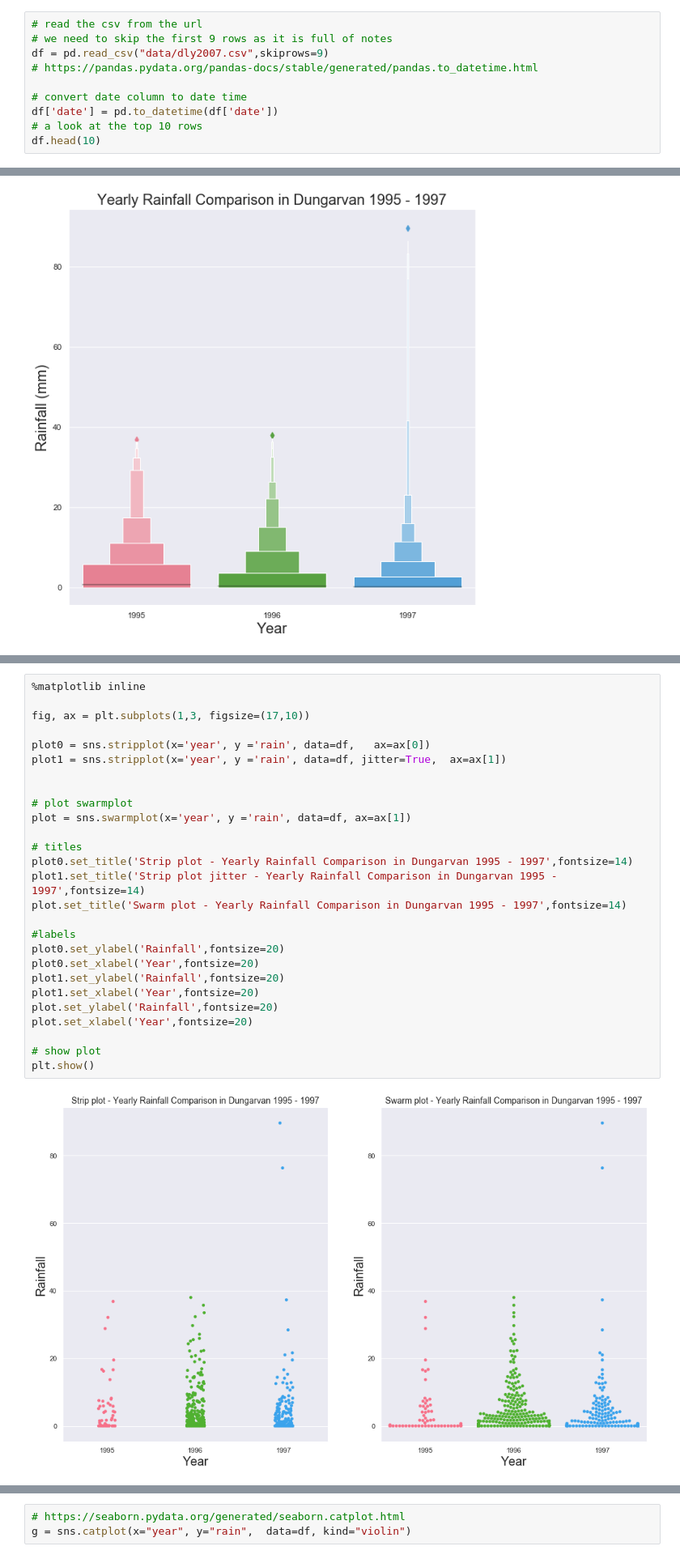
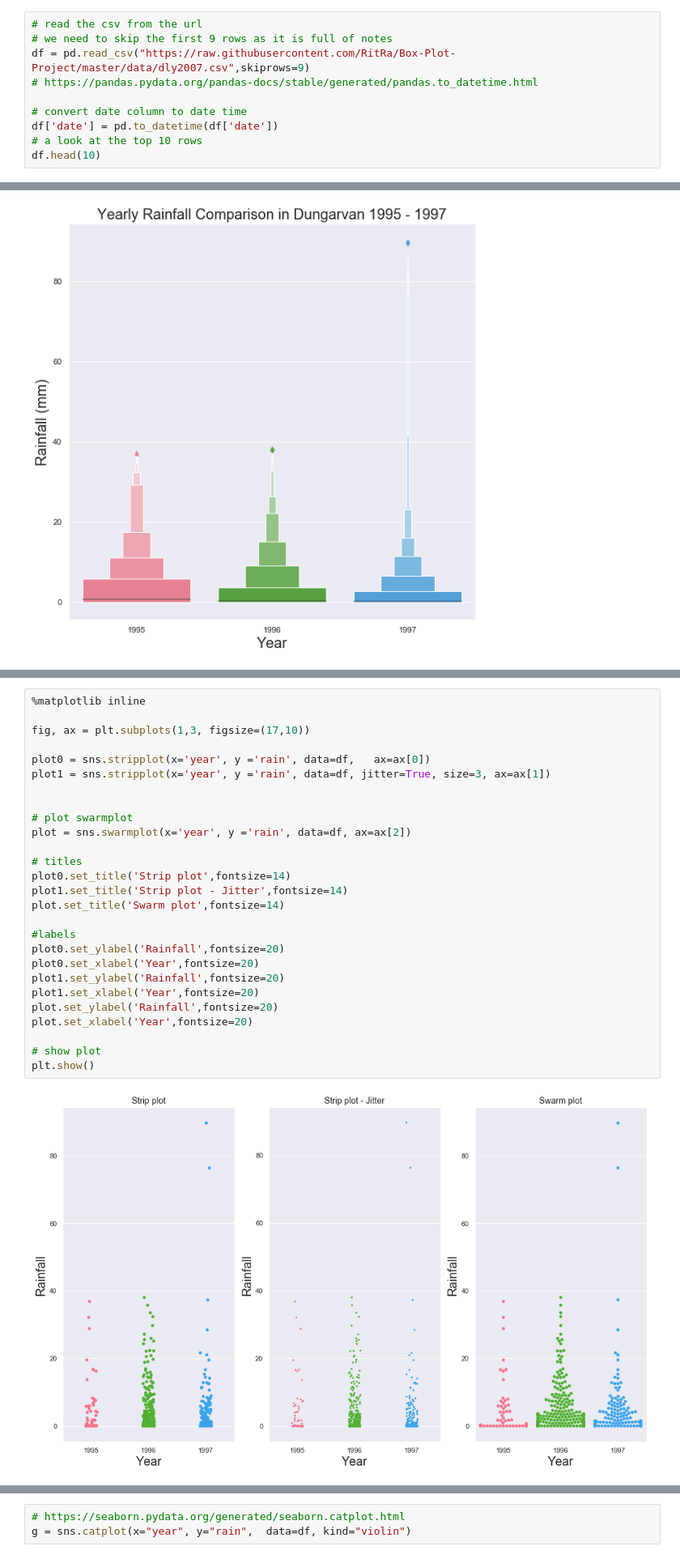
Before and after one commit to RitRa/Box-Plot-Project, a Jupyter notebook: Box Plot Project.ipynb, the cells around one changed output, grey strips where cells are left out. Shown at 81% size. Drawn from its saved outputs; the diff is of its cells as text.

```diff
--- a/Box Plot Project.ipynb
+++ b/Box Plot Project.ipynb
@@ -80,7 +80,7 @@ First step is to view the data
 # %%
 # read the csv from the url
 # we need to skip the first 9 rows as it is full of notes
-df = pd.read_csv("data/dly2007.csv",skiprows=9)
+df = pd.read_csv("https://raw.githubusercontent.com/RitRa/Box-Plot-Project/master/data/dly2007.csv",skiprows=9)
 # https://pandas.pydata.org/pandas-docs/stable/generated/pandas.to_datetime.html
 
 # convert date column to date time
@@ -412,32 +409,32 @@ Documentation: https://seaborn.pydata.org/generated/seaborn.swarmplot.html
 # %%
 %matplotlib inline
 
 fig, ax = plt.subplots(1,3, figsize=(17,10))
 
 plot0 = sns.stripplot(x='year', y ='rain', data=df,   ax=ax[0])
-plot1 = sns.stripplot(x='year', y ='rain', data=df, jitter=True,  ax=ax[1])
+plot1 = sns.stripplot(x='year', y ='rain', data=df, jitter=True, size=3, ax=ax[1])
 
 
 # plot swarmplot
-plot = sns.swarmplot(x='year', y ='rain', data=df, ax=ax[1])
+plot = sns.swarmplot(x='year', y ='rain', data=df, ax=ax[2])
 
 # titles
-plot0.set_title('Strip plot - Yearly Rainfall Comparison in Dungarvan 1995 - 1997',fontsize=14)
-plot1.set_title('Strip plot jitter - Yearly Rainfall Comparison in Dungarvan 1995 - 1997',fontsize=14)
-plot.set_title('Swarm plot - Yearly Rainfall Comparison in Dungarvan 1995 - 1997',fontsize=14)
+plot0.set_title('Strip plot',fontsize=14)
+plot1.set_title('Strip plot - Jitter',fontsize=14)
+plot.set_title('Swarm plot',fontsize=14)
 
 #labels
 plot0.set_ylabel('Rainfall',fontsize=20)
 plot0.set_xlabel('Year',fontsize=20)
 plot1.set_ylabel('Rainfall',fontsize=20)
 plot1.set_xlabel('Year',fontsize=20)
 plot.set_ylabel('Rainfall',fontsize=20)
 plot.set_xlabel('Year',fontsize=20)
 
 # show plot
 plt.show()
 # %% [output]
-[figure, old version]
+[figure, new version]
 # %% [markdown]
 ### The notched box plot
 
```
Also changed, not shown: parts of 5 cells of this notebook.
